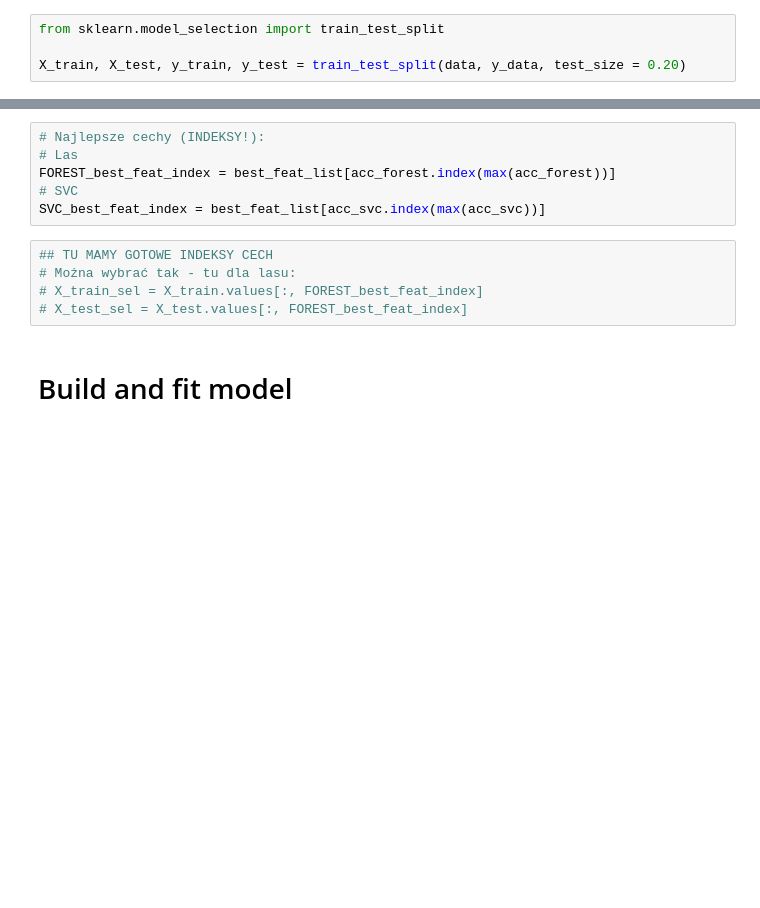
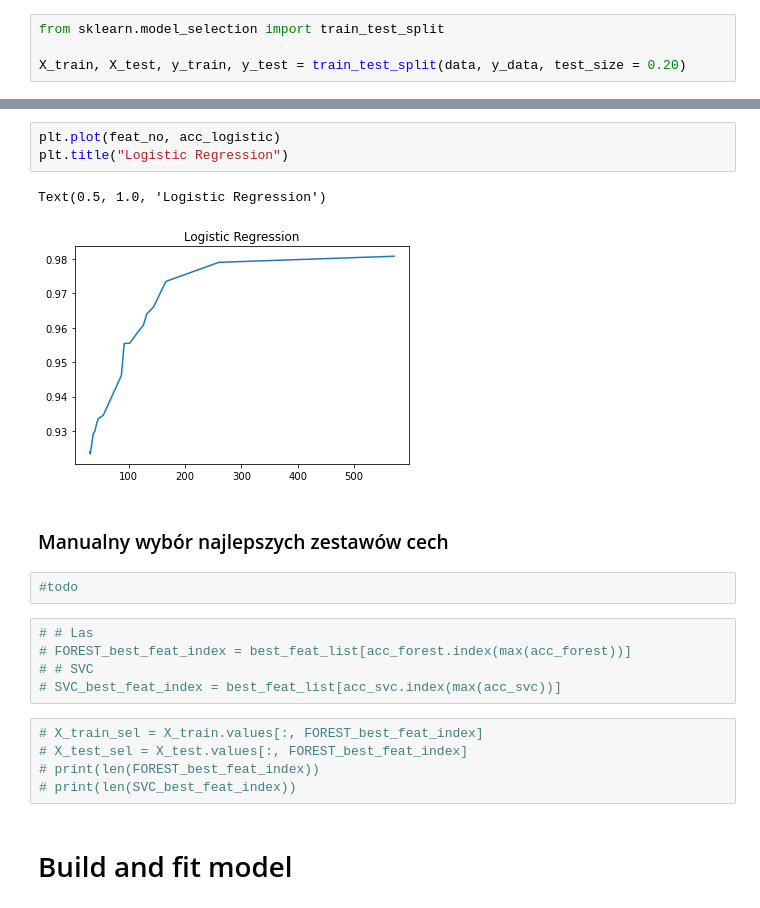
Before and after one commit to mati9725/hackathon, a Jupyter notebook: train_model.ipynb, the cells around one changed output, grey strips where cells are left out. Cells and saved outputs as stored; diff of their text form; blank space fills up the shorter version.

```diff
--- a/train_model.ipynb
+++ b/train_model.ipynb
@@ -334,13 +269,22 @@ for results in zip(threshs, feat_no, acc_forest, acc_svc):
+# %%
+plt.plot(feat_no, acc_logistic)
+plt.title("Logistic Regression")
+# %% [output]
+Text(0.5, 1.0, 'Logistic Regression')
+[figure, added]
+# %% [markdown]
+### Manualny wybór najlepszych zestawów cech
+# %%
+#todo
 # %%
-# Najlepsze cechy (INDEKSY!):
-# Las
-FOREST_best_feat_index = best_feat_list[acc_forest.index(max(acc_forest))]
-# SVC
-SVC_best_feat_index = best_feat_list[acc_svc.index(max(acc_svc))]
+# # Las
+# FOREST_best_feat_index = best_feat_list[acc_forest.index(max(acc_forest))]
+# # SVC
+# SVC_best_feat_index = best_feat_list[acc_svc.index(max(acc_svc))]
 # %%
-## TU MAMY GOTOWE INDEKSY CECH
-# Można wybrać tak - tu dla lasu:
 # X_train_sel = X_train.values[:, FOREST_best_feat_index]
 # X_test_sel = X_test.values[:, FOREST_best_feat_index]
+# print(len(FOREST_best_feat_index))
+# print(len(SVC_best_feat_index))
 # %% [markdown]
 # Build and fit model
```
Also changed, not shown: parts of 40 cells of this notebook.
